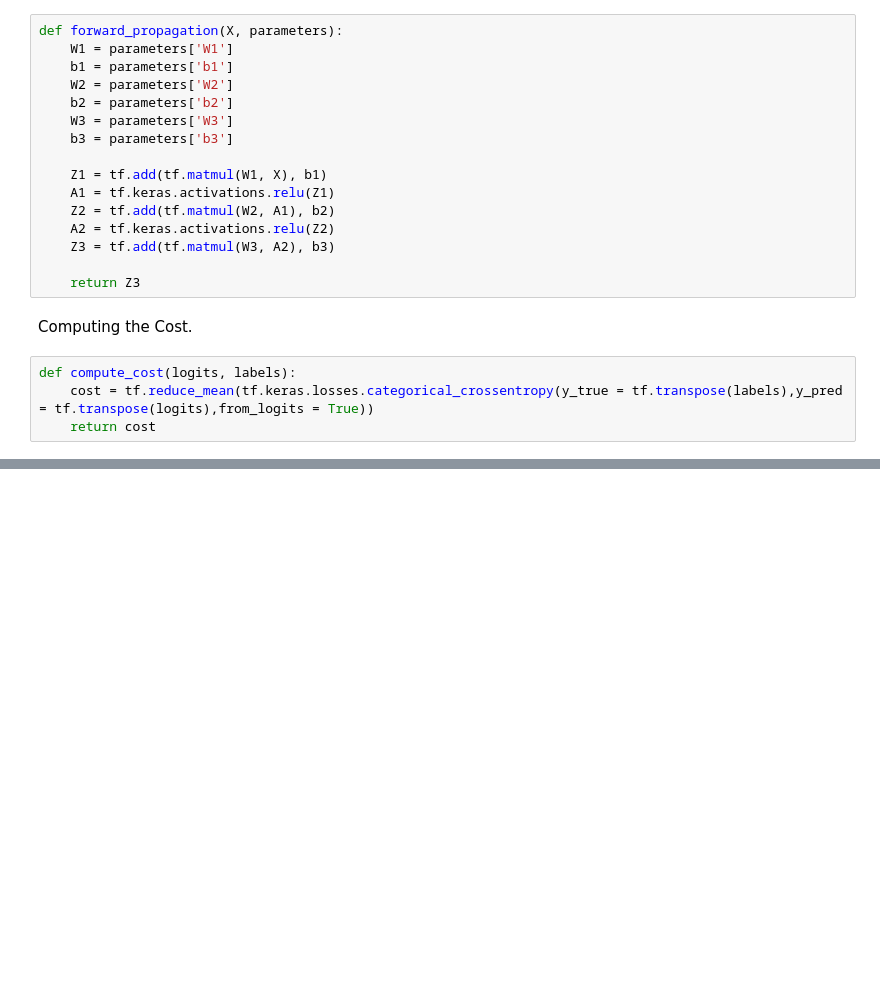
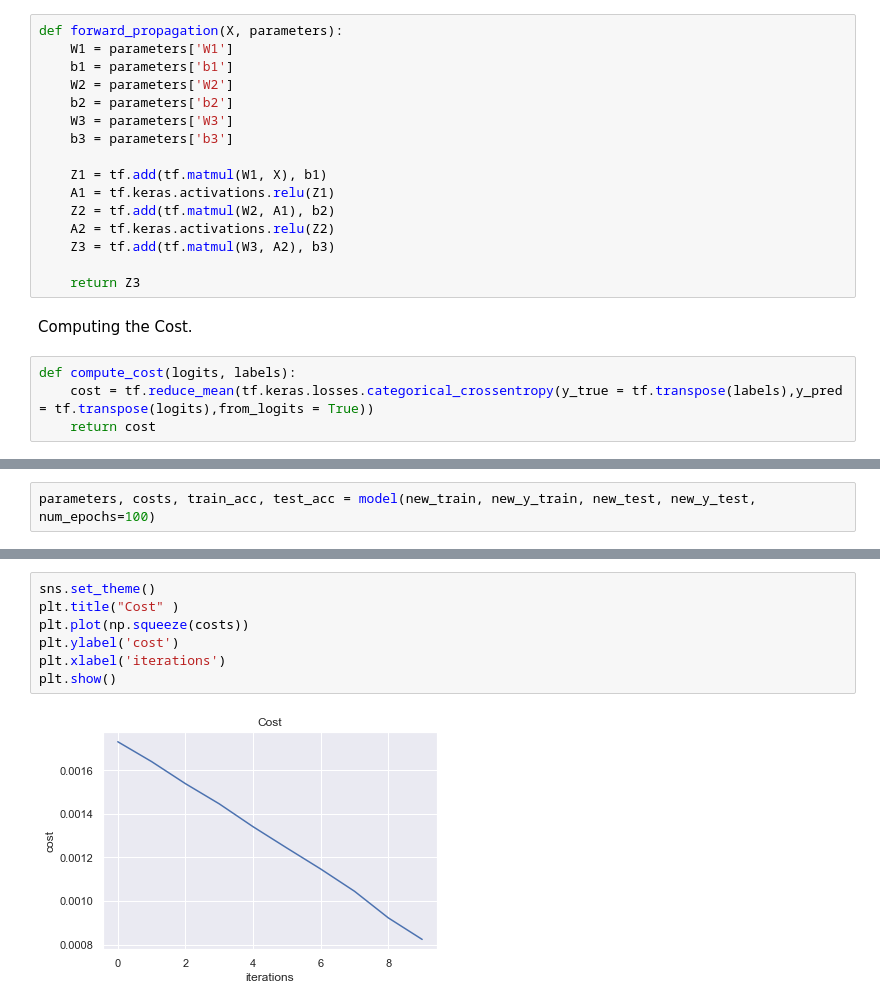
Before and after one commit to Boredtilldawn/Hand-sign-numbers, a Jupyter notebook: Me_Tensorflow.ipynb, the cells around one changed output, grey strips where cells are left out. Saved outputs shown, nothing was run; the diff lists cells and outputs as text; blank space fills up the shorter version.

```diff
--- a/Me_Tensorflow.ipynb
+++ b/Me_Tensorflow.ipynb
@@ -128,0 +208,2 @@ def compute_cost(logits, labels):
+# %%
+parameters, costs, train_acc, test_acc = model(new_train, new_y_train, new_test, new_y_test, num_epochs=100)
@@ -128,0 +228,9 @@ def compute_cost(logits, labels):
+# %%
+sns.set_theme()
+plt.title("Cost" )
+plt.plot(np.squeeze(costs))
+plt.ylabel('cost')
+plt.xlabel('iterations')
+plt.show()
+# %% [output]
+[figure, added]
```
Also changed, not shown: parts of 5 cells of this notebook.
